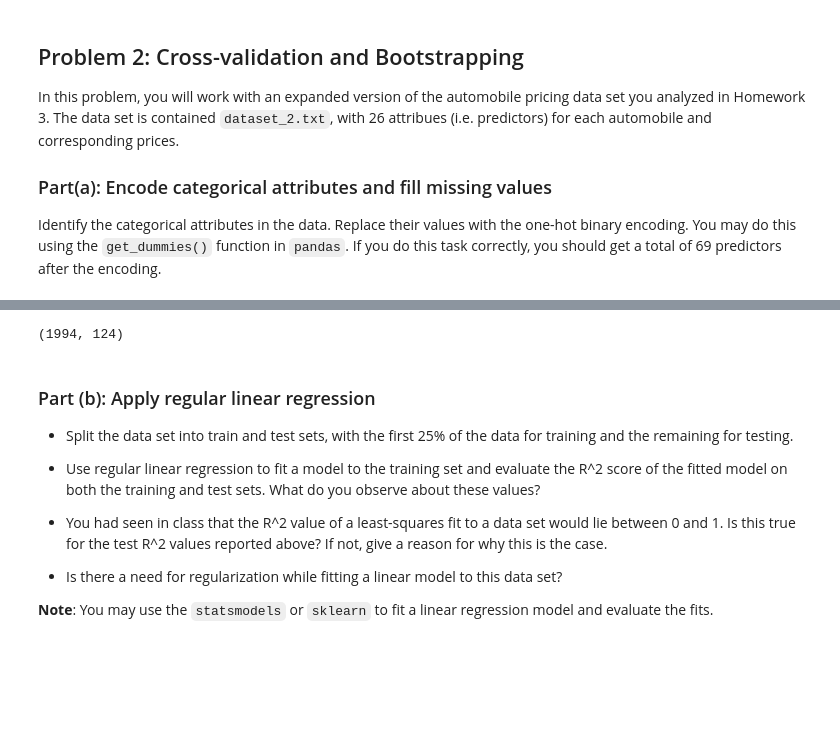
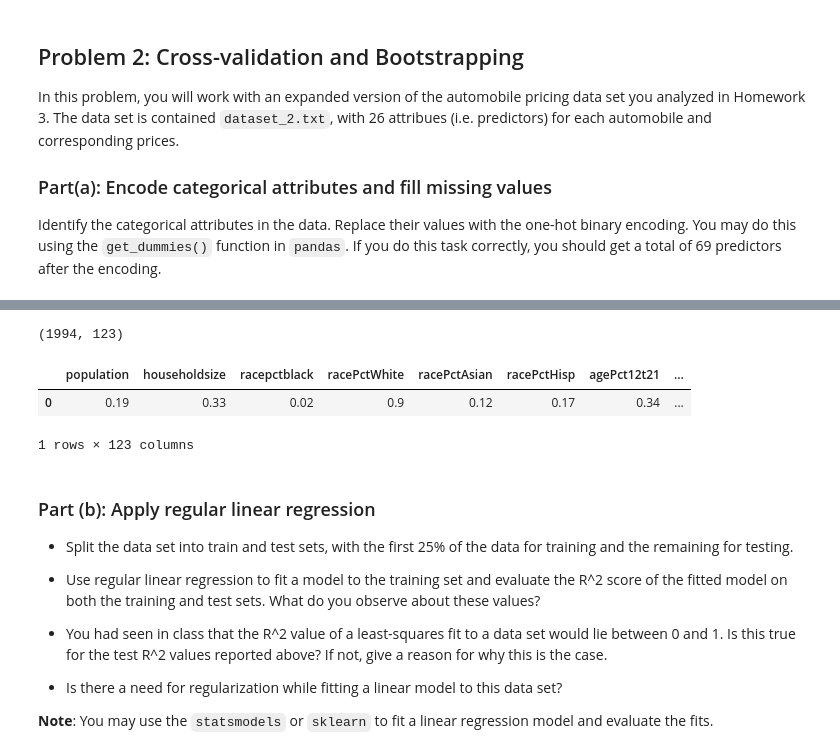
Before and after one commit to stiwarih/E-150-Grad, a Jupyter notebook: data-sets/final/lasso.ipynb, the cells around one changed output, grey strips where cells are left out. Saved outputs shown, nothing was run; the diff lists cells and outputs as text; code cells hidden in the pictures; blank space fills up the shorter version.

```diff
--- a/data-sets/final/lasso.ipynb
+++ b/data-sets/final/lasso.ipynb
@@ -376,9 +342,15 @@ pd_auto_data.fillna(0)
 # %%
 #pd_auto_cate = pd.get_dummies(pd_auto_data)
-pd_auto_cate = pd_auto_data.drop(['state', 'county', 'community'], axis=1)
+pd_auto_cate = pd_auto_data.drop(['state', 'county', 'community', 'fold'], axis=1)
+#pd_auto_cate = pd_auto_data.drop(['state', 'county', 'community', 'fold'], axis=1)
 print pd_auto_cate.shape
+#pd_auto_cate.describe
+pd_auto_cate.head(1)
 # %% [output]
-(1994, 124)
+(1994, 123)
+|  | population | householdsize | racepctblack | racePctWhite | racePctAsian | racePctHisp | agePct12t21 | ... |
+| 0 | 0.19 | 0.33 | 0.02 | 0.9 | 0.12 | 0.17 | 0.34 | ... |
+1 rows × 123 columns
 # %% [markdown]
 ### Part (b): Apply regular linear regression
 - Split the data set into train and test sets, with the first 25% of the data for training and the remaining for testing.
```
Also changed, not shown: parts of 31 cells of this notebook.
